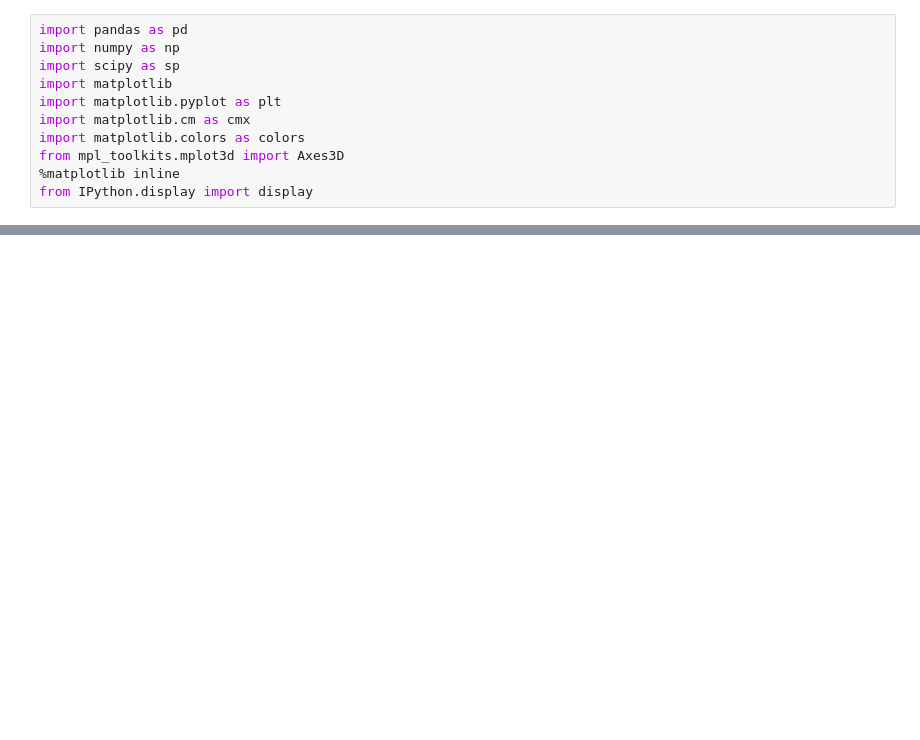
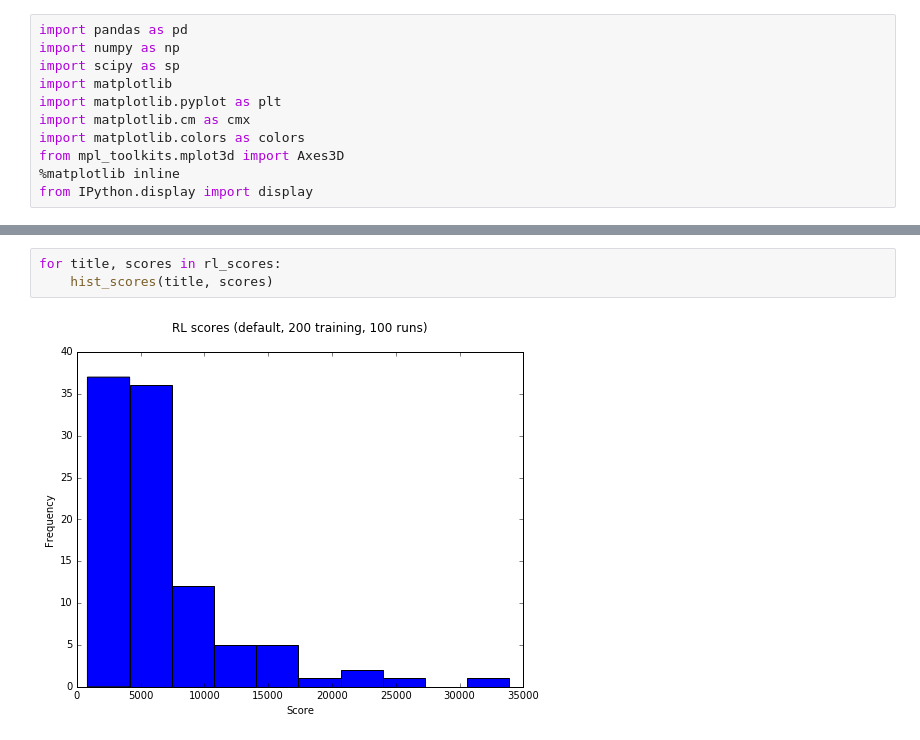
Before and after one commit to UlyssesInvictus/cs182-elevator-project, a Jupyter notebook: graph_scratch.ipynb, the cells around one changed output, grey strips where cells are left out. Drawn from its saved outputs; the diff is of its cells as text; blank space fills up the shorter version.

```diff
--- a/graph_scratch.ipynb
+++ b/graph_scratch.ipynb
@@ -39,0 +41,5 @@ plt.show()
+# %%
+for title, scores in rl_scores:
+    hist_scores(title, scores)
+# %% [output]
+[figure, added]
```
Also changed, not shown: parts of 4 cells of this notebook, 1 other file.
